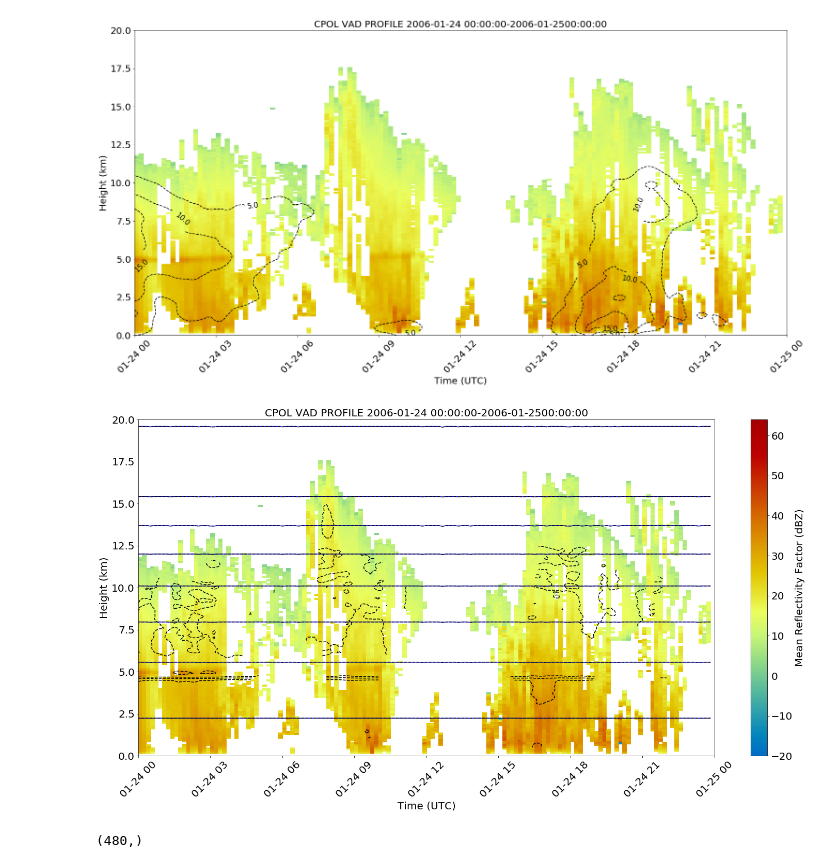
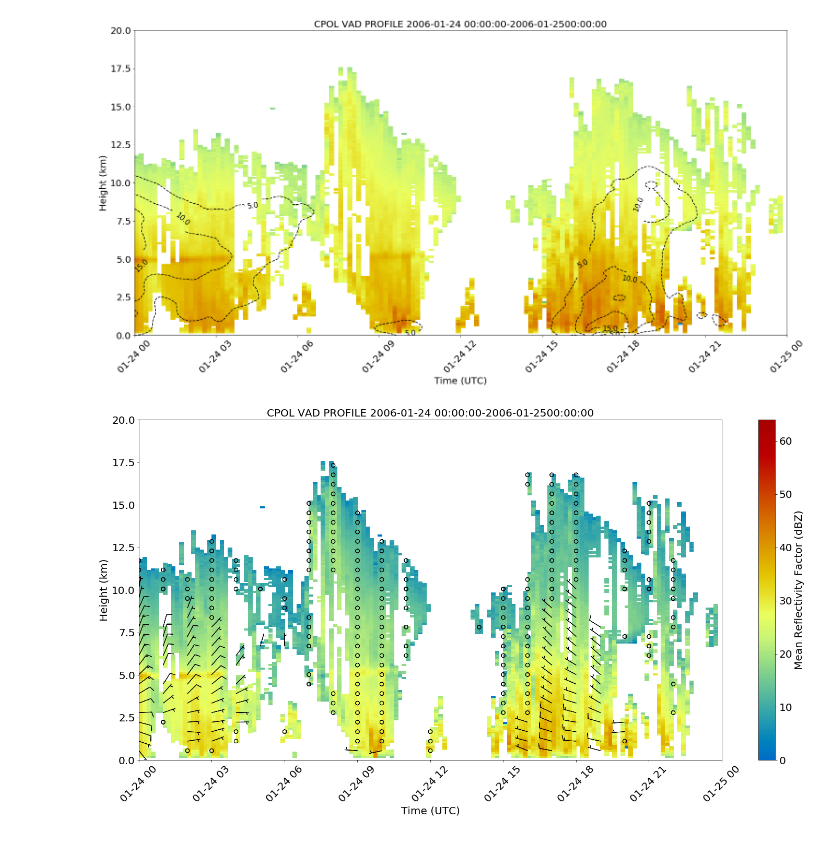
Before and after one commit to jhemedin/qvp, a Jupyter notebook: notebooks/cpol_examples.ipynb, the cells around one changed output. Saved outputs shown, nothing was run; the diff lists cells and outputs as text; code cells hidden in the pictures.

Commit message:
ENH: added cell that masked data

```diff
--- a/notebooks/cpol_examples.ipynb
+++ b/notebooks/cpol_examples.ipynb
@@ -416,42 +379,33 @@ tgrid = np.repeat(new_time, new_q.shape[1]).reshape(new_q.shape)
 # %%
 fig = plt.figure(figsize=[25,12])
 font = { 'family' : 'normal',
             'size'   : 20 }
 
 matplotlib.rc('font', **font)
 
 matplotlib.rcParams.update({'font.size': 20 })
 matplotlib.rcParams.update({'axes.titlesize': 20})
 cmap = pyart.graph.cm_colorblind.HomeyerRainbow
 img = plt.pcolormesh(new_time, new_qheight/1000, new_ref.transpose(),
-                     cmap=cmap,vmin=-20, vmax=64)
-cs = plt.contour(tgrid.transpose(), new_z.transpose()/1000, red,
-                 colors=['k'], levels=[1,2,3,4,5,6,7,8,9,10], clip_on=False,
-                 linestyles='dashed')
-#plt.clabel(cs, inline=1, fontsize=15, colors='k', fmt='%2.1f')
-temp = plt.contour(tgrid.transpose(), new_z.transpose()/1000, new_temp.transpose(),
-                  colors=['b'], linestyles='solid')
-tc = plt.contour(tgrid.transpose(), new_z.transpose()/1000, new_temp.transpose(),
-                 colors=['k'], levels=[-75,-60,-45,-30,-15,0,15], linestyles='dashed')
-#spd = plt.contour(tgrid.transpose(), new_z.transpose()/1000, data/0.514444,
-#                 colors=['k'], levels=[5,10,15,20,25], clip_on=False,
-#                 linestyles='dashed')
-#plt.clabel(spd, inline=1, fontsize=15, colors='k', fmt='%2.1f')
+                     cmap=cmap,vmin=0, vmax=64)
+u = np.ma.masked_where(np.isnan(new_ref), u)
+v = np.ma.masked_where(np.isnan(new_ref), v)
+for i in range(len(files[::6])):
+    Xq, Yq = np.meshgrid(t[::6][i], z[::5])
+    plt.barbs(Xq[:,0], Yq[:,0], u[::6,::5][i], v[::6,::5][i],
+              rounding=False,
+              length=7, clip_on=True)
 plt.title('CPOL VAD PROFILE ' + bdate + ' ' + btime + '-'+ edate + etime)
 plt.xlim(datetime.datetime.strftime(datetime.datetime(2006,1,24,0,0,0), '%Y-%m-%dT%H:%M:%S'),
          datetime.datetime.strftime(datetime.datetime(2006,1,25,0,0,0), '%Y-%m-%dT%H:%M:%S'))
 plt.xticks(rotation=45)
 plt.ylim(0, 20)
 plt.ylabel('Height (km)')
 plt.xlabel('Time (UTC)')
 cb = plt.colorbar(img, cmap=cmap)
 cb.set_label('Mean Reflectivity Factor (dBZ)')
 #plt.savefig('klot_hr_20181201.png', dpi=150, bbox_inches='tight')
 plt.show()
 plt.close()
 # %% [output]
-[figure, old version]
+[figure, new version]
-# %%
-new_temp[0].shape
-# %% [output]
-(480,)
```
Also changed, not shown: parts of 12 cells of this notebook.
